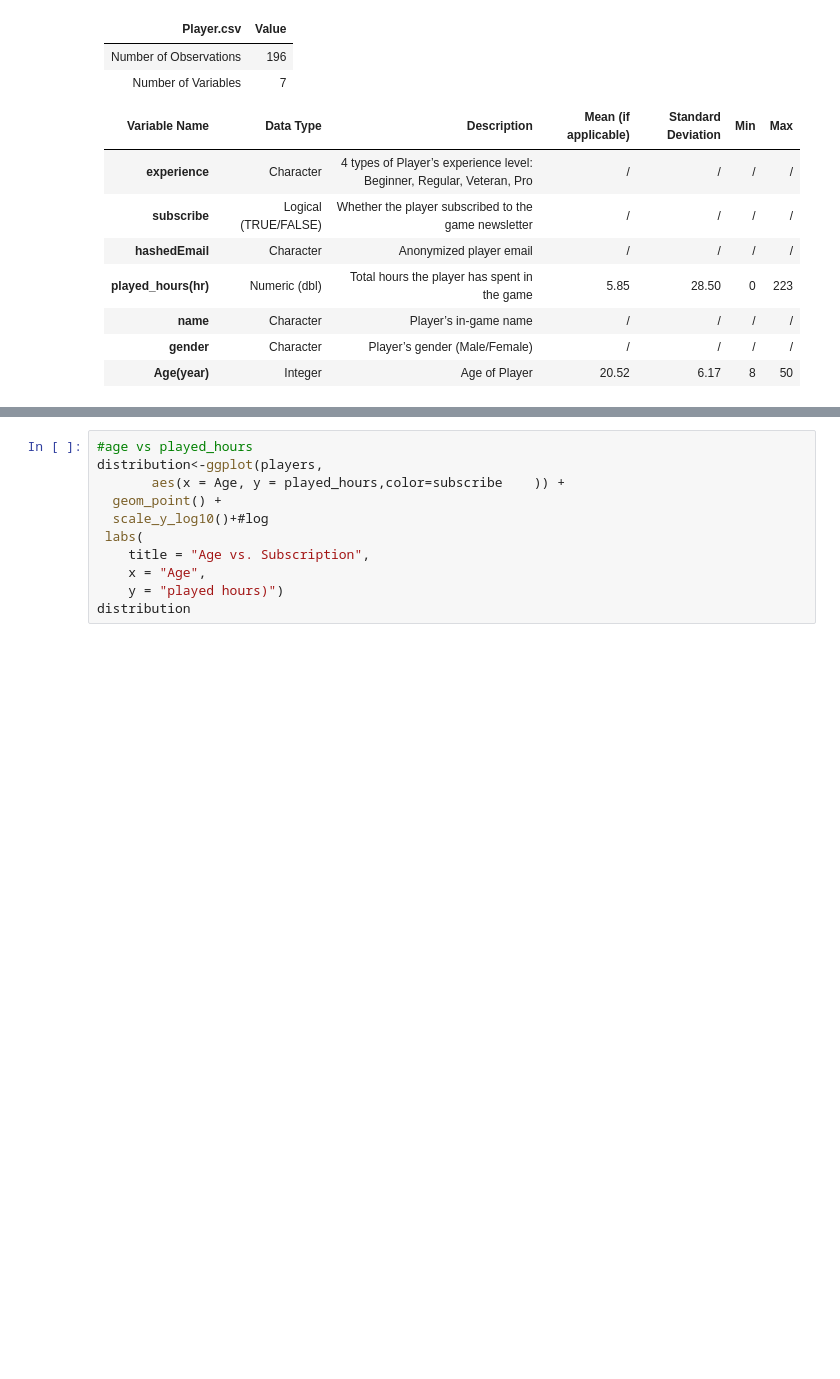
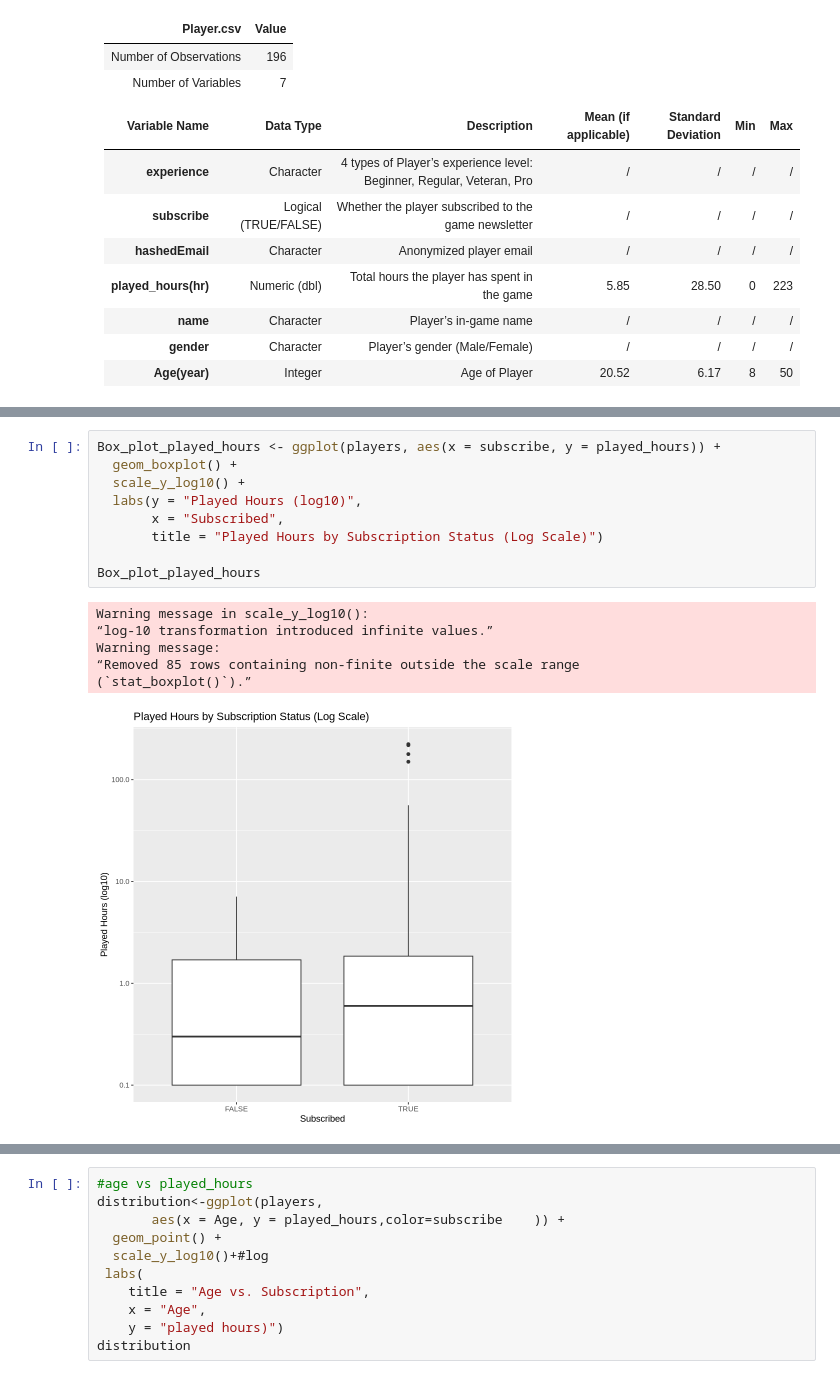
Before and after one commit to kbeletsky/dsci_100_project, a Jupyter notebook: Group project.ipynb, the cells around one changed output, grey strips where cells are left out. Cells and saved outputs as stored; diff of their text form; blank space fills up the shorter version.

```diff
--- a/Group project.ipynb
+++ b/Group project.ipynb
@@ -153,0 +186,16 @@ players |>
+# %%
+Box_plot_played_hours <- ggplot(players, aes(x = subscribe, y = played_hours)) +
+  geom_boxplot() +
+  scale_y_log10() +
+  labs(y = "Played Hours (log10)",
+       x = "Subscribed",
+       title = "Played Hours by Subscription Status (Log Scale)")
+
+Box_plot_played_hours
+# %% [output]
+Warning message in scale_y_log10():
+“log-10 transformation introduced infinite values.”
+Warning message:
+“Removed 85 rows containing non-finite outside the scale range
+(`stat_boxplot()`).”
+[figure, added]
```
Also changed, not shown: parts of 4 cells of this notebook.
